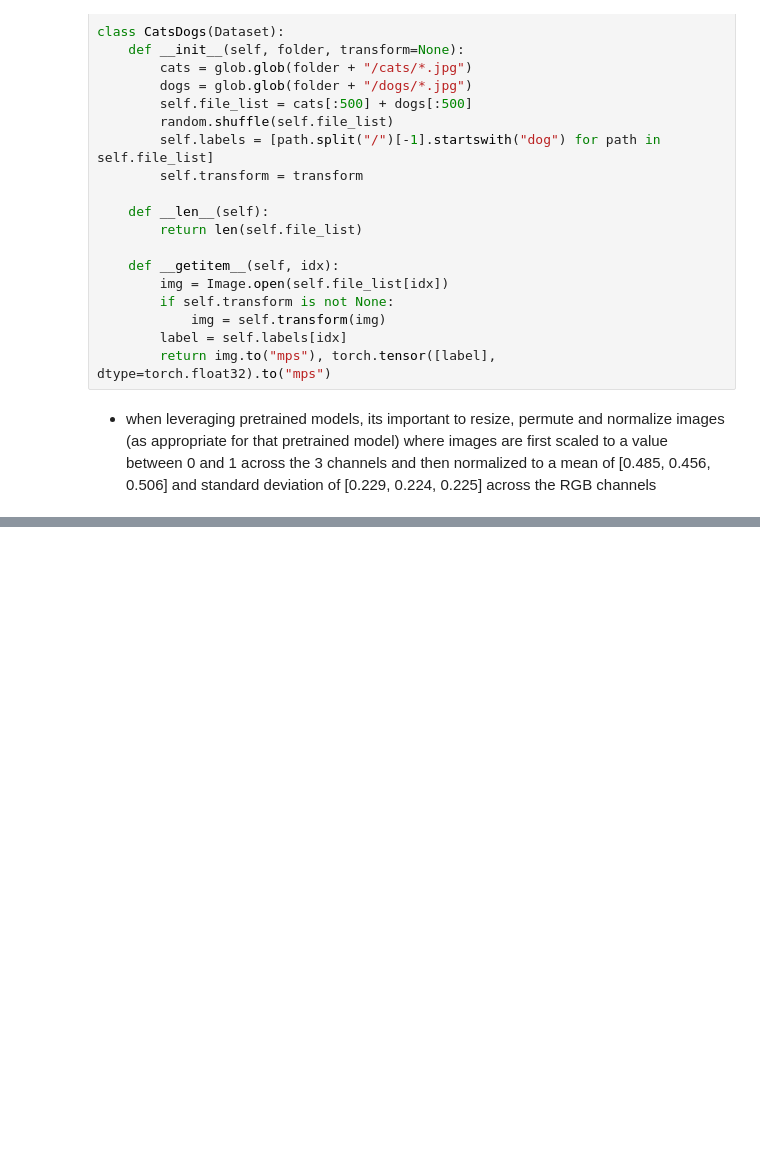
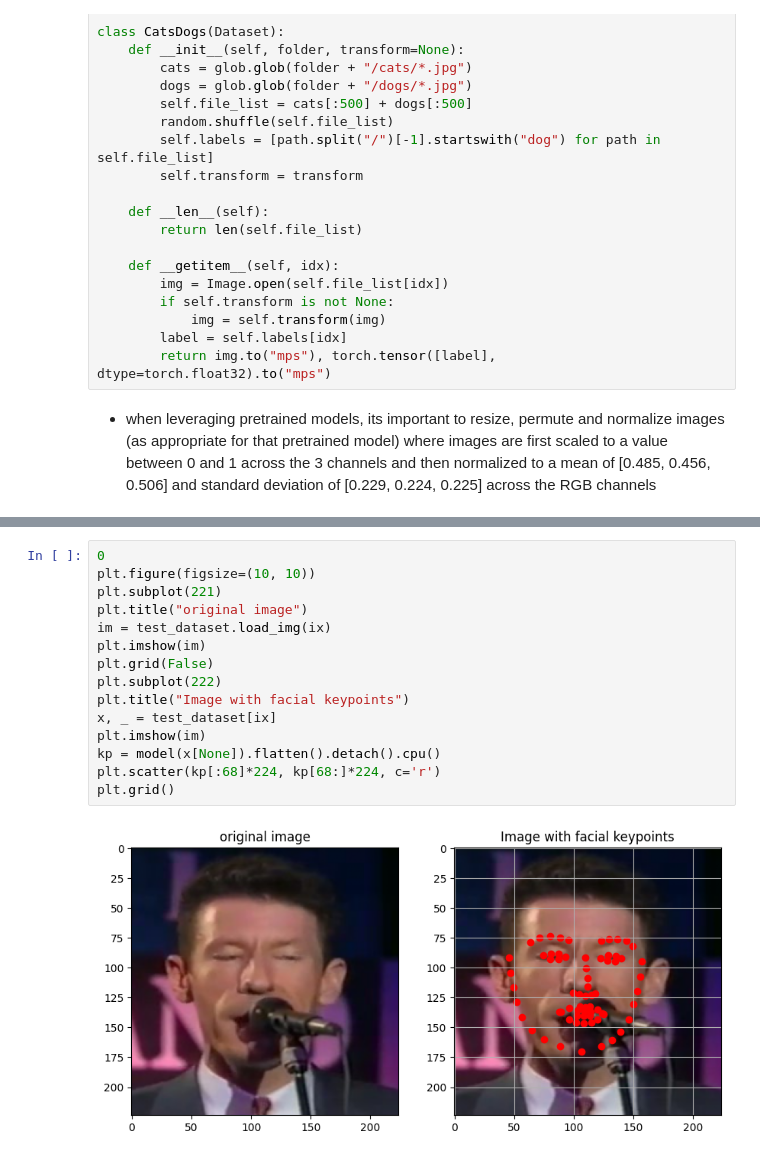
Before and after one commit to mrajancsr/computer-vision, a Jupyter notebook: neptunevision/transfer_learning/transfer_learning_for_image_classification.ipynb, the cells around one changed output, grey strips where cells are left out. Drawn from its saved outputs; the diff is of its cells as text; blank space fills up the shorter version.

```diff
--- a/neptunevision/transfer_learning/transfer_learning_for_image_classification.ipynb
+++ b/neptunevision/transfer_learning/transfer_learning_for_image_classification.ipynb
@@ -167,0 +583,17 @@ tensor([[[-0.1291,  0.3462,  0.4048,  ...,  0.2500,  0.1862,  0.1243],
+# %%
+0
+plt.figure(figsize=(10, 10))
+plt.subplot(221)
+plt.title("original image")
+im = test_dataset.load_img(ix)
+plt.imshow(im)
+plt.grid(False)
+plt.subplot(222)
+plt.title("Image with facial keypoints")
+x, _ = test_dataset[ix]
+plt.imshow(im)
+kp = model(x[None]).flatten().detach().cpu()
+plt.scatter(kp[:68]*224, kp[68:]*224, c='r')
+plt.grid()
+# %% [output]
+[figure, added]
```
Also changed, not shown: parts of 59 cells of this notebook.
